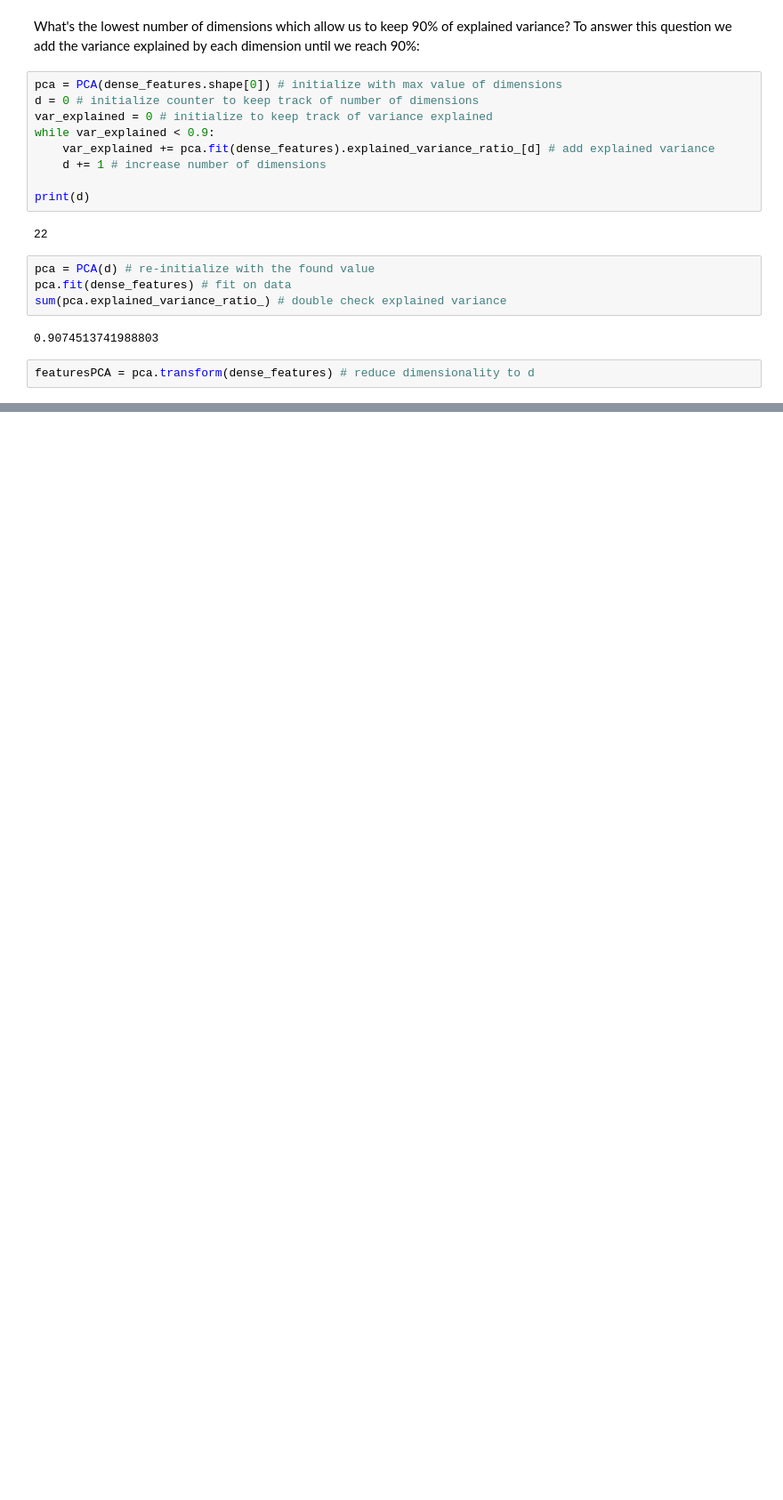
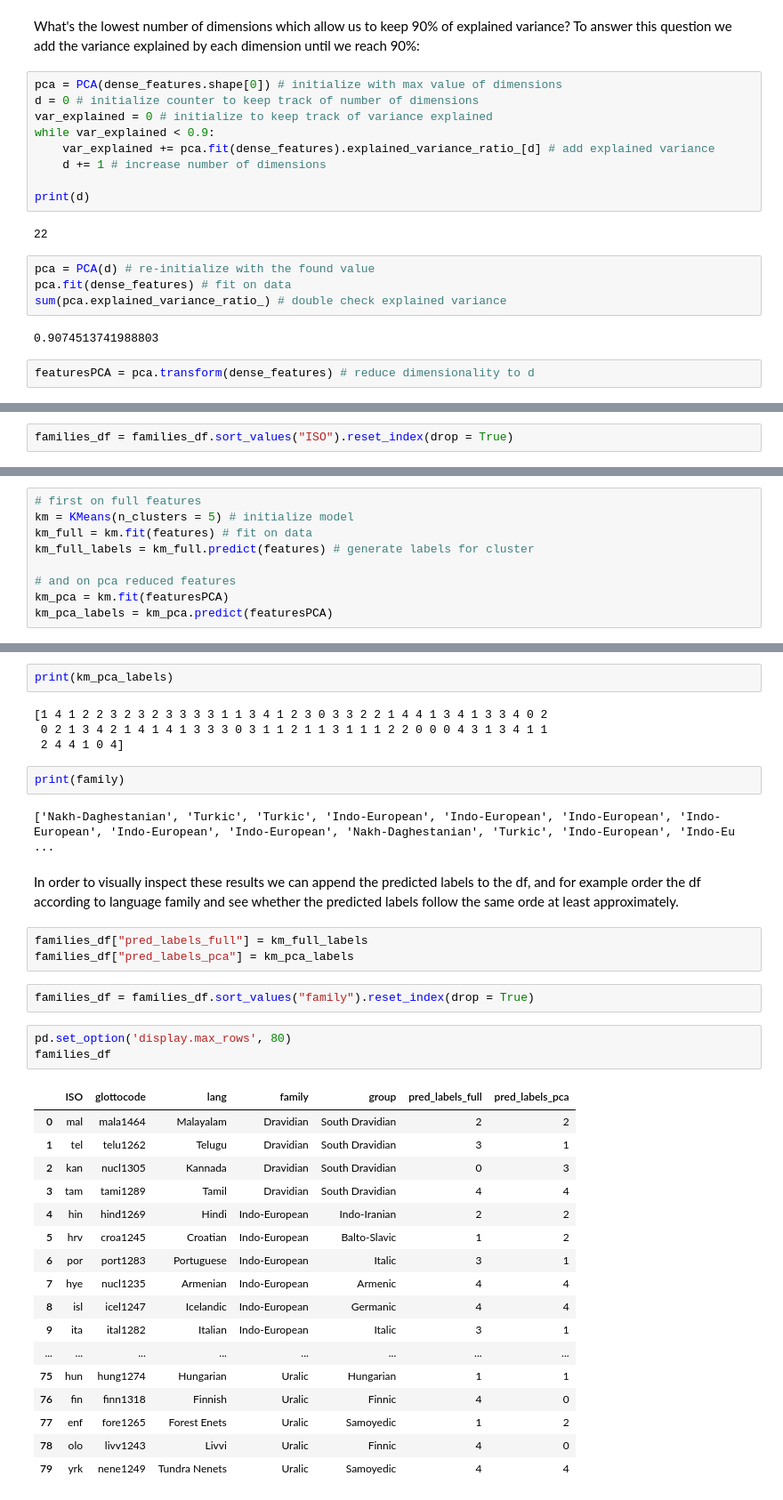
Before and after one commit to mic-he/TueSNLP, a Jupyter notebook: 2018/assignment4.ipynb, the cells around one changed output, grey strips where cells are left out. Shown at 89% size. Saved outputs shown, nothing was run; the diff lists cells and outputs as text; blank space fills up the shorter version.

```diff
--- a/2018/assignment4.ipynb
+++ b/2018/assignment4.ipynb
@@ -214,0 +241,2 @@ Evaluation with "true" labels.
+# %%
+families_df = families_df.sort_values("ISO").reset_index(drop = True)
@@ -214,0 +265,9 @@ Evaluation with "true" labels.
+# %%
+# first on full features
+km = KMeans(n_clusters = 5) # initialize model
+km_full = km.fit(features) # fit on data
+km_full_labels = km_full.predict(features) # generate labels for cluster
+
+# and on pca reduced features
+km_pca = km.fit(featuresPCA)
+km_pca_labels = km_pca.predict(featuresPCA)
@@ -214,0 +280,38 @@ Evaluation with "true" labels.
+# %%
+print(km_pca_labels)
+# %% [output]
+[1 4 1 2 2 3 2 3 2 3 3 3 3 1 1 3 4 1 2 3 0 3 3 2 2 1 4 4 1 3 4 1 3 3 4 0 2
+ 0 2 1 3 4 2 1 4 1 4 1 3 3 3 0 3 1 1 2 1 1 3 1 1 1 2 2 0 0 0 4 3 1 3 4 1 1
+ 2 4 4 1 0 4]
+# %%
+print(family)
+# %% [output]
+['Nakh-Daghestanian', 'Turkic', 'Turkic', 'Indo-European', 'Indo-European', 'Indo-European', 'Indo-European', 'Indo-European', 'Indo-European', 'Nakh-Daghestanian', 'Turkic', 'Indo-European', 'Indo-Eu ...
+# %% [markdown]
+In order to visually inspect these results we can append the predicted labels to the df, and for example order the df according to language family and see whether the predicted labels follow the same orde at least approximately.
+# %%
+families_df["pred_labels_full"] = km_full_labels
+families_df["pred_labels_pca"] = km_pca_labels
+# %%
+families_df = families_df.sort_values("family").reset_index(drop = True)
+# %%
+pd.set_option('display.max_rows', 80)
+families_df
+# %% [output]
+|  | ISO | glottocode | lang | family | group | pred_labels_full | pred_labels_pca |
+| 0 | mal | mala1464 | Malayalam | Dravidian | South Dravidian | 2 | 2 |
+| 1 | tel | telu1262 | Telugu | Dravidian | South Dravidian | 3 | 1 |
+| 2 | kan | nucl1305 | Kannada | Dravidian | South Dravidian | 0 | 3 |
+| 3 | tam | tami1289 | Tamil | Dravidian | South Dravidian | 4 | 4 |
+| 4 | hin | hind1269 | Hindi | Indo-European | Indo-Iranian | 2 | 2 |
+| 5 | hrv | croa1245 | Croatian | Indo-European | Balto-Slavic | 1 | 2 |
+| 6 | por | port1283 | Portuguese | Indo-European | Italic | 3 | 1 |
+| 7 | hye | nucl1235 | Armenian | Indo-European | Armenic | 4 | 4 |
+| 8 | isl | icel1247 | Icelandic | Indo-European | Germanic | 4 | 4 |
+| 9 | ita | ital1282 | Italian | Indo-European | Italic | 3 | 1 |
+| ... | ... | ... | ... | ... | ... | ... | ... |
+| 75 | hun | hung1274 | Hungarian | Uralic | Hungarian | 1 | 1 |
+| 76 | fin | finn1318 | Finnish | Uralic | Finnic | 4 | 0 |
+| 77 | enf | fore1265 | Forest Enets | Uralic | Samoyedic | 1 | 2 |
+| 78 | olo | livv1243 | Livvi | Uralic | Finnic | 4 | 0 |
+| 79 | yrk | nene1249 | Tundra Nenets | Uralic | Samoyedic | 4 | 4 |
```
Also changed, not shown: parts of 26 cells of this notebook.
